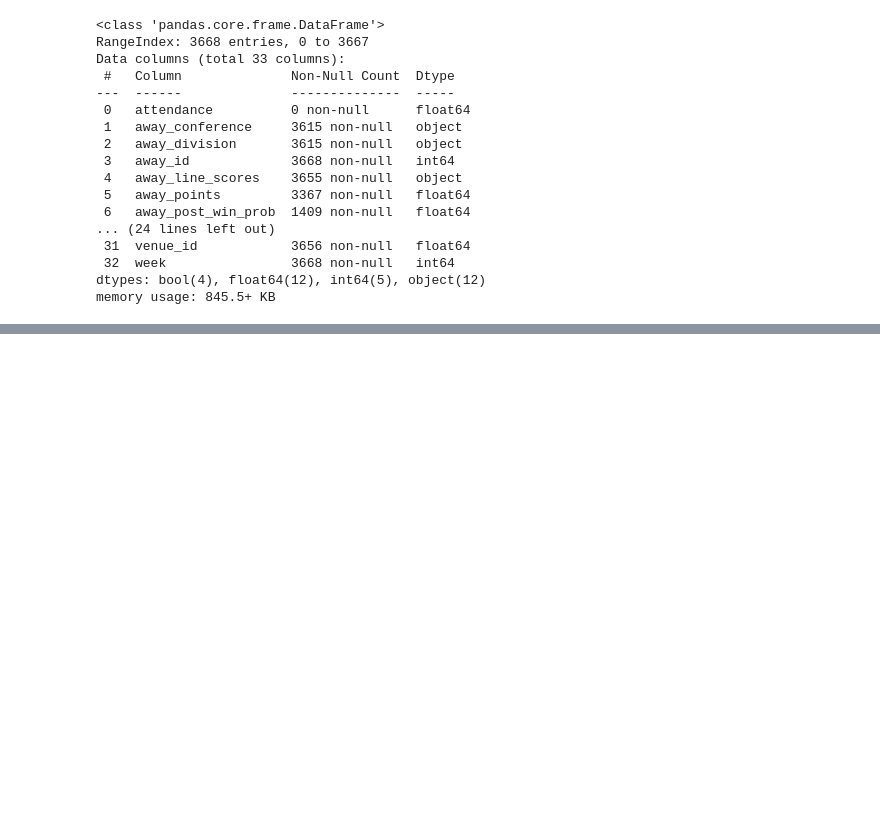
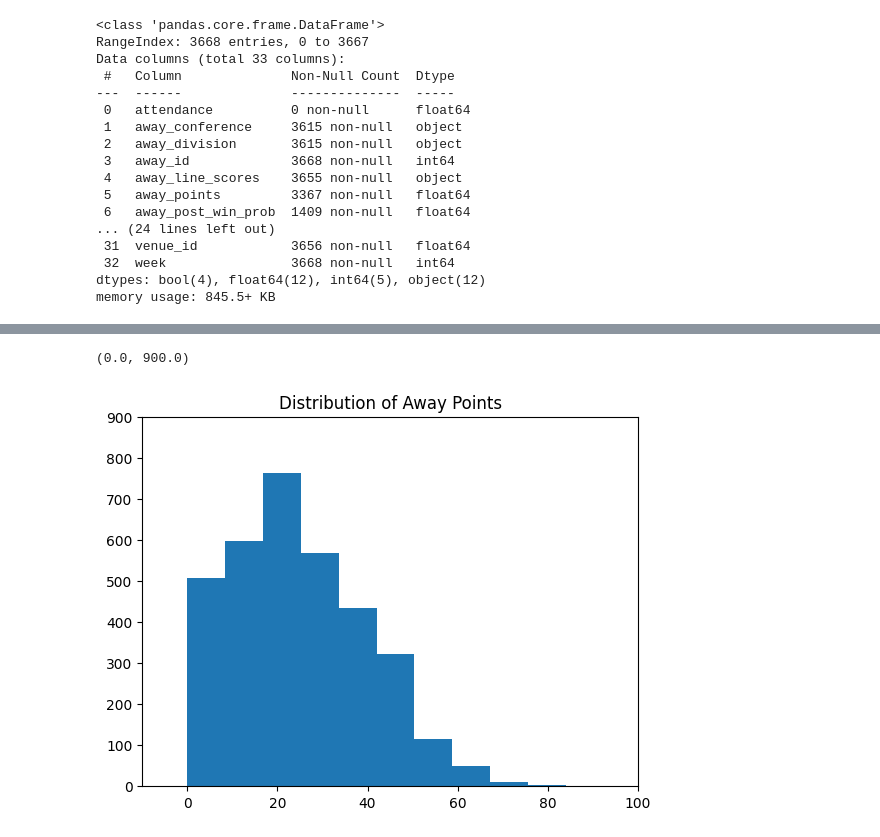
Before and after one commit to wjurden/college-football-project, a Jupyter notebook: code/eda.ipynb, the cells around one changed output, grey strips where cells are left out. Cells and saved outputs as stored; diff of their text form; code cells hidden in the pictures; blank space fills up the shorter version.

```diff
--- a/code/eda.ipynb
+++ b/code/eda.ipynb
@@ -41,0 +42,8 @@ plt.hist(game_data['home_points'])
+# %%
+plt.title('Distribution of Away Points')
+plt.hist(game_data['away_points'])
+plt.xlim([-10, 100])
+plt.ylim([0,900])
+# %% [output]
+(0.0, 900.0)
+[figure, added]
```
Also changed, not shown: parts of 2 cells of this notebook.
